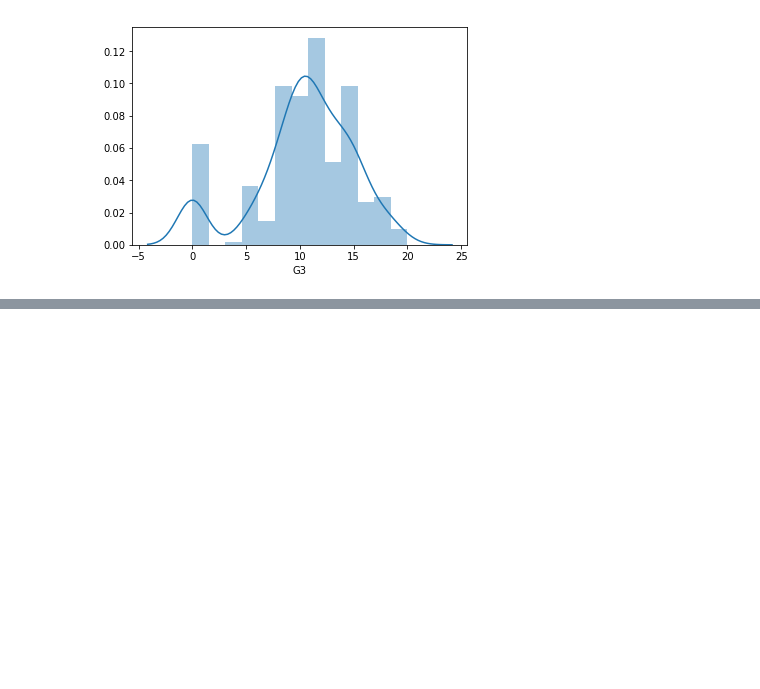
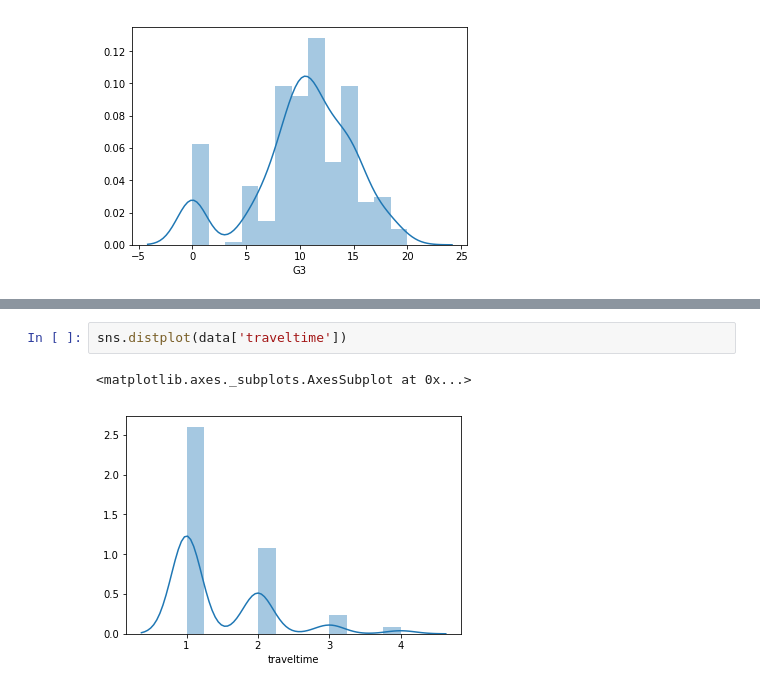
Before and after one commit to NicolasVILLETTE/student_alcohol_consumption, a Jupyter notebook: student_alcohol_consumption.ipynb, the cells around one changed output, grey strips where cells are left out. Drawn from its saved outputs; the diff is of its cells as text; blank space fills up the shorter version.

```diff
--- a/student_alcohol_consumption.ipynb
+++ b/student_alcohol_consumption.ipynb
@@ -80,0 +136,5 @@ sns.distplot(data['G3'])
+# %%
+sns.distplot(data['traveltime'])
+# %% [output]
+<matplotlib.axes._subplots.AxesSubplot at 0x...>
+[figure, added]
```
Also changed, not shown: parts of 55 cells of this notebook, 1 other file.
